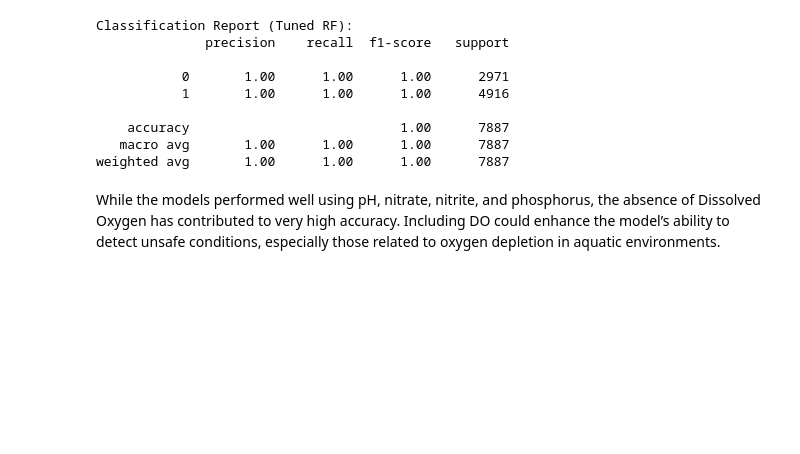
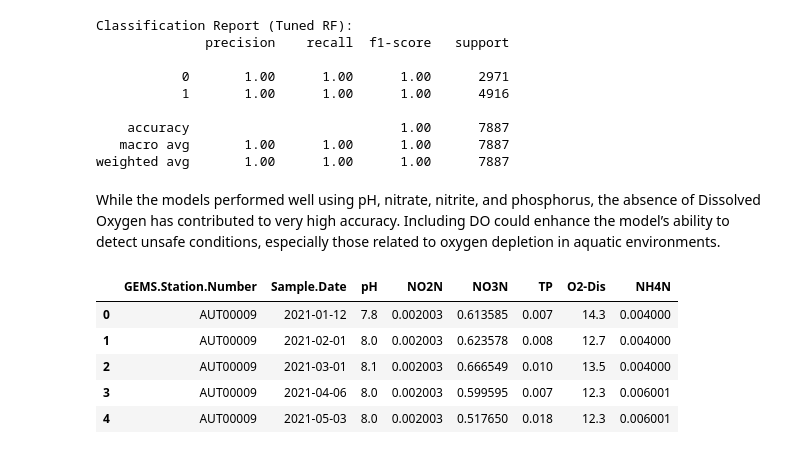
Before and after one commit to TonnieD/CleanWatAI, a Jupyter notebook: notebooks/margaret.ipynb, the cells around one changed output. Cells and saved outputs as stored; diff of their text form; code cells hidden in the pictures; blank space fills up the shorter version.

```diff
--- a/notebooks/margaret.ipynb
+++ b/notebooks/margaret.ipynb
@@ -373,3 +370,13 @@ Classification Report (Tuned RF):
 weighted avg       1.00      1.00      1.00      7887
 # %% [markdown]
 While the models performed well using pH, nitrate, nitrite, and phosphorus, the absence of Dissolved Oxygen has contributed to very high accuracy. Including DO could enhance the model’s ability to detect unsafe conditions, especially those related to oxygen depletion in aquatic environments.
+# %%
+water_quality =pd.read_csv('/home/margaret/Capstone-Project/CleanWatAI/data/processed/water_quality_complete.csv')
+water_quality.head()
+# %% [output]
+|  | GEMS.Station.Number | Sample.Date | pH | NO2N | NO3N | TP | O2-Dis | NH4N |
+| 0 | AUT00009 | 2021-01-12 | 7.8 | 0.002003 | 0.613585 | 0.007 | 14.3 | 0.004000 |
+| 1 | AUT00009 | 2021-02-01 | 8.0 | 0.002003 | 0.623578 | 0.008 | 12.7 | 0.004000 |
+| 2 | AUT00009 | 2021-03-01 | 8.1 | 0.002003 | 0.666549 | 0.010 | 13.5 | 0.004000 |
+| 3 | AUT00009 | 2021-04-06 | 8.0 | 0.002003 | 0.599595 | 0.007 | 12.3 | 0.006001 |
+| 4 | AUT00009 | 2021-05-03 | 8.0 | 0.002003 | 0.517650 | 0.018 | 12.3 | 0.006001 |
```
Also changed, not shown: parts of 13 cells of this notebook, 7 other files.
